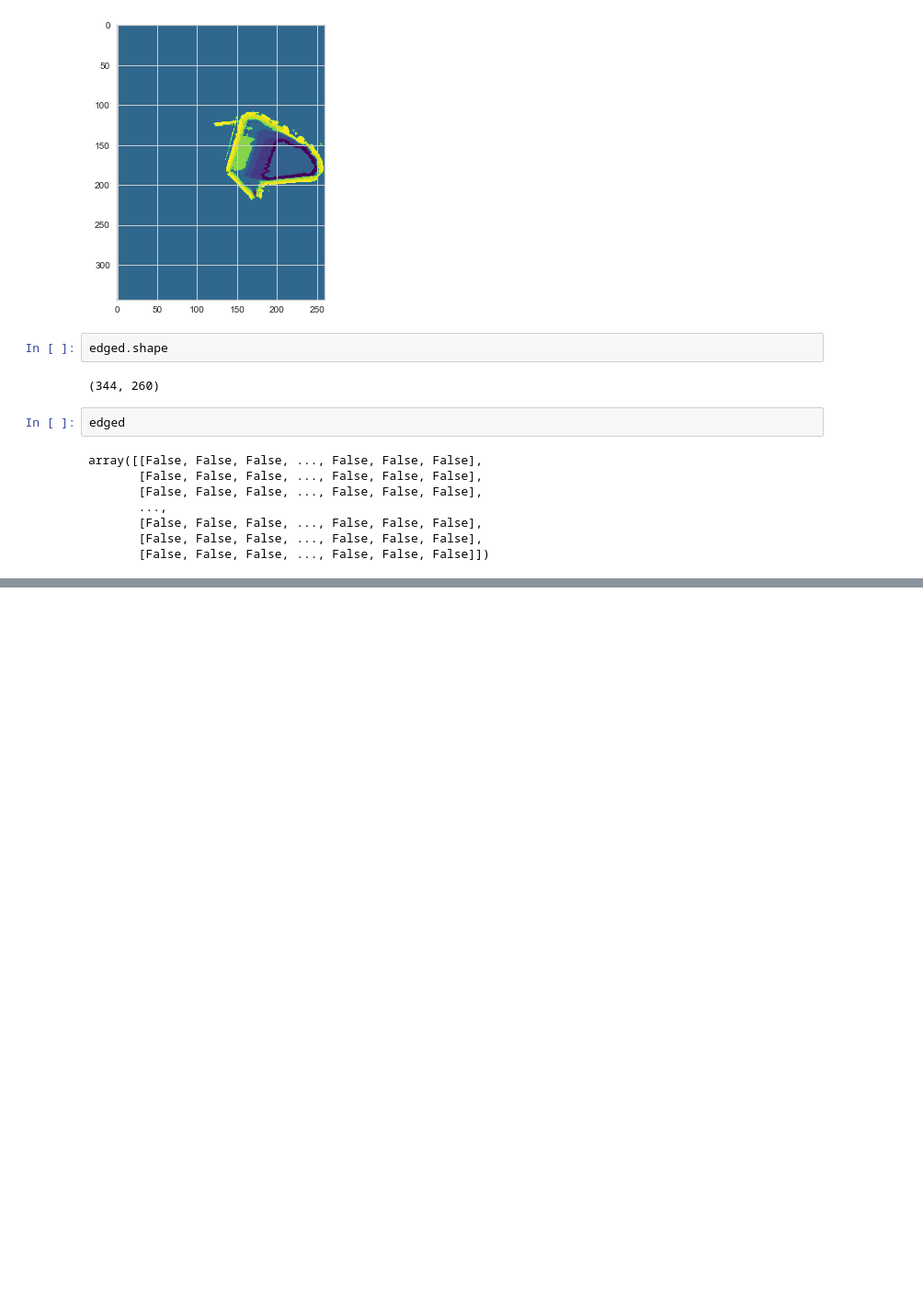
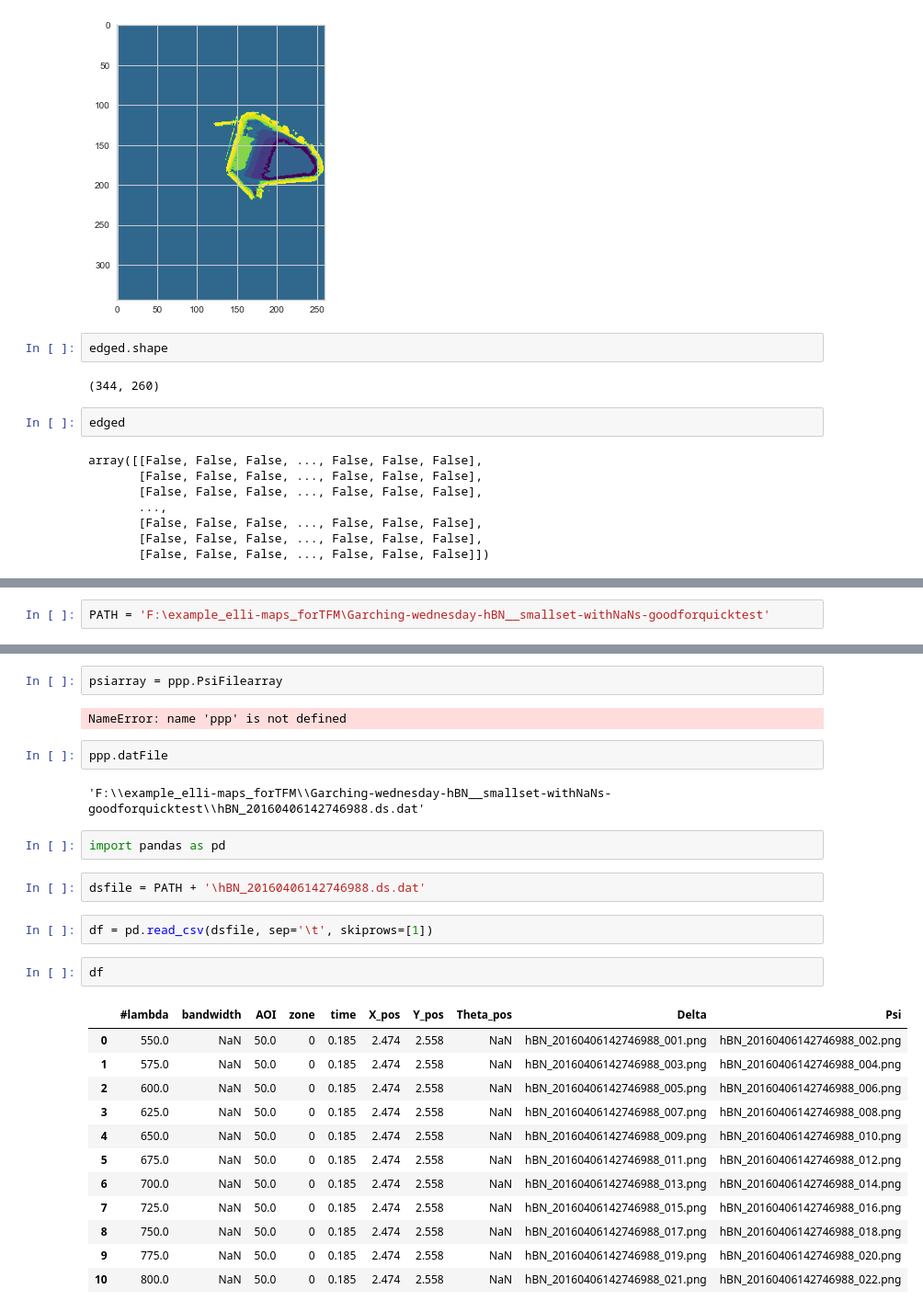
Before and after one commit to AnGodel/TFM_Image_segmentation_ellipsometric_maps, a Jupyter notebook: Untitled.ipynb, the cells around one changed output, grey strips where cells are left out. Shown: that part at 92% size. Drawn from its saved outputs; the diff is of its cells as text; blank space fills up the shorter version.

Commit message:
started new class separating delta and psi map stacks, reading the file paths from the .dat file
This will be useful for both the RCE and the normal experiments

```diff
--- a/Untitled.ipynb
+++ b/Untitled.ipynb
@@ -205,0 +206,2 @@ array([[False, False, False, ..., False, False, False],
+# %%
+PATH = 'F:\example_elli-maps_forTFM\Garching-wednesday-hBN__smallset-withNaNs-goodforquicktest'
@@ -205,0 +223,29 @@ array([[False, False, False, ..., False, False, False],
+# %%
+psiarray = ppp.PsiFilearray
+# %% [output]
+NameError: name 'ppp' is not defined
+# %%
+ppp.datFile
+# %% [output]
+'F:\\example_elli-maps_forTFM\\Garching-wednesday-hBN__smallset-withNaNs-goodforquicktest\\hBN_20160406142746988.ds.dat'
+# %%
+import pandas as pd
+# %%
+dsfile = PATH + '\hBN_20160406142746988.ds.dat'
+# %%
+df = pd.read_csv(dsfile, sep='\t', skiprows=[1])
+# %%
+df
+# %% [output]
+|  | #lambda | bandwidth | AOI | zone | time | X_pos | Y_pos | Theta_pos | Delta | Psi |
+| 0 | 550.0 | NaN | 50.0 | 0 | 0.185 | 2.474 | 2.558 | NaN | hBN_20160406142746988_001.png | hBN_20160406142746988_002.png |
+| 1 | 575.0 | NaN | 50.0 | 0 | 0.185 | 2.474 | 2.558 | NaN | hBN_20160406142746988_003.png | hBN_20160406142746988_004.png |
+| 2 | 600.0 | NaN | 50.0 | 0 | 0.185 | 2.474 | 2.558 | NaN | hBN_20160406142746988_005.png | hBN_20160406142746988_006.png |
+| 3 | 625.0 | NaN | 50.0 | 0 | 0.185 | 2.474 | 2.558 | NaN | hBN_20160406142746988_007.png | hBN_20160406142746988_008.png |
+| 4 | 650.0 | NaN | 50.0 | 0 | 0.185 | 2.474 | 2.558 | NaN | hBN_20160406142746988_009.png | hBN_20160406142746988_010.png |
+| 5 | 675.0 | NaN | 50.0 | 0 | 0.185 | 2.474 | 2.558 | NaN | hBN_20160406142746988_011.png | hBN_20160406142746988_012.png |
+| 6 | 700.0 | NaN | 50.0 | 0 | 0.185 | 2.474 | 2.558 | NaN | hBN_20160406142746988_013.png | hBN_20160406142746988_014.png |
+| 7 | 725.0 | NaN | 50.0 | 0 | 0.185 | 2.474 | 2.558 | NaN | hBN_20160406142746988_015.png | hBN_20160406142746988_016.png |
+| 8 | 750.0 | NaN | 50.0 | 0 | 0.185 | 2.474 | 2.558 | NaN | hBN_20160406142746988_017.png | hBN_20160406142746988_018.png |
+| 9 | 775.0 | NaN | 50.0 | 0 | 0.185 | 2.474 | 2.558 | NaN | hBN_20160406142746988_019.png | hBN_20160406142746988_020.png |
+| 10 | 800.0 | NaN | 50.0 | 0 | 0.185 | 2.474 | 2.558 | NaN | hBN_20160406142746988_021.png | hBN_20160406142746988_022.png |
```
Also changed, not shown: parts of 13 cells of this notebook, 1 other file.
